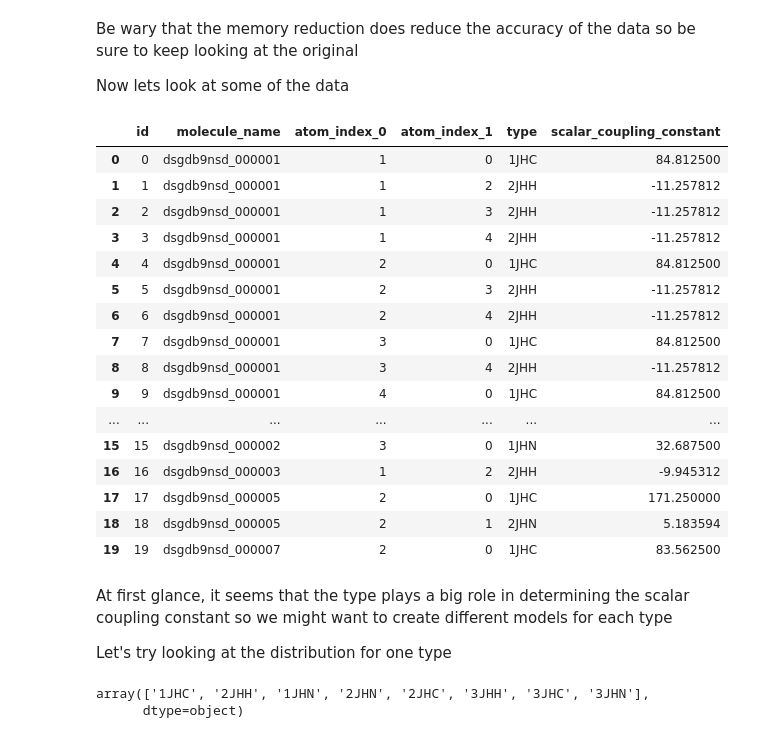
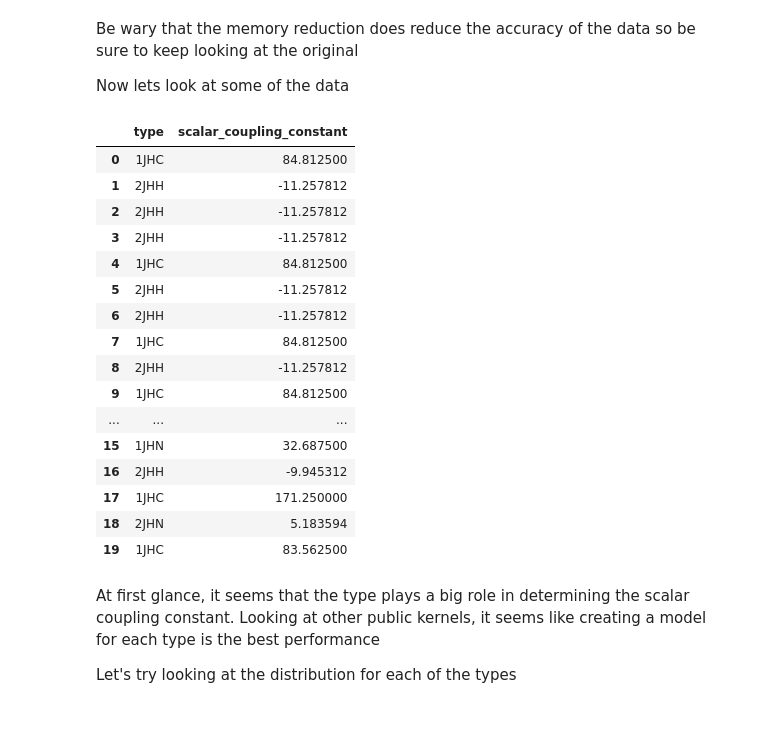
Before and after one commit to christopherm99/kaggle_scalar_coupling_constant, a Jupyter notebook: Kaggle Scalar Coupling Challenge.ipynb, the cells around one changed output. Drawn from its saved outputs; the diff is of its cells as text; code cells hidden in the pictures.

```diff
--- a/Kaggle Scalar Coupling Challenge.ipynb
+++ b/Kaggle Scalar Coupling Challenge.ipynb
@@ -108,31 +108,26 @@ Be wary that the memory reduction does reduce the accuracy of the data so be sur
 
 Now lets look at some of the data
 # %%
-df_train.head(20)
+df_train[['type', 'scalar_coupling_constant']].head(20)
 # %% [output]
-|  | id | molecule_name | atom_index_0 | atom_index_1 | type | scalar_coupling_constant |
-| 0 | 0 | dsgdb9nsd_000001 | 1 | 0 | 1JHC | 84.812500 |
-| 1 | 1 | dsgdb9nsd_000001 | 1 | 2 | 2JHH | -11.257812 |
-| 2 | 2 | dsgdb9nsd_000001 | 1 | 3 | 2JHH | -11.257812 |
-| 3 | 3 | dsgdb9nsd_000001 | 1 | 4 | 2JHH | -11.257812 |
-| 4 | 4 | dsgdb9nsd_000001 | 2 | 0 | 1JHC | 84.812500 |
-| 5 | 5 | dsgdb9nsd_000001 | 2 | 3 | 2JHH | -11.257812 |
-| 6 | 6 | dsgdb9nsd_000001 | 2 | 4 | 2JHH | -11.257812 |
-| 7 | 7 | dsgdb9nsd_000001 | 3 | 0 | 1JHC | 84.812500 |
-| 8 | 8 | dsgdb9nsd_000001 | 3 | 4 | 2JHH | -11.257812 |
-| 9 | 9 | dsgdb9nsd_000001 | 4 | 0 | 1JHC | 84.812500 |
-| ... | ... | ... | ... | ... | ... | ... |
-| 15 | 15 | dsgdb9nsd_000002 | 3 | 0 | 1JHN | 32.687500 |
-| 16 | 16 | dsgdb9nsd_000003 | 1 | 2 | 2JHH | -9.945312 |
-| 17 | 17 | dsgdb9nsd_000005 | 2 | 0 | 1JHC | 171.250000 |
-| 18 | 18 | dsgdb9nsd_000005 | 2 | 1 | 2JHN | 5.183594 |
-| 19 | 19 | dsgdb9nsd_000007 | 2 | 0 | 1JHC | 83.562500 |
+|  | type | scalar_coupling_constant |
+| 0 | 1JHC | 84.812500 |
+| 1 | 2JHH | -11.257812 |
+| 2 | 2JHH | -11.257812 |
+| 3 | 2JHH | -11.257812 |
+| 4 | 1JHC | 84.812500 |
+| 5 | 2JHH | -11.257812 |
+| 6 | 2JHH | -11.257812 |
+| 7 | 1JHC | 84.812500 |
+| 8 | 2JHH | -11.257812 |
+| 9 | 1JHC | 84.812500 |
+| ... | ... | ... |
+| 15 | 1JHN | 32.687500 |
+| 16 | 2JHH | -9.945312 |
+| 17 | 1JHC | 171.250000 |
+| 18 | 2JHN | 5.183594 |
+| 19 | 1JHC | 83.562500 |
 # %% [markdown]
-At first glance, it seems that the type plays a big role in determining the scalar coupling constant so we might want to create different models for each type
+At first glance, it seems that the type plays a big role in determining the scalar coupling constant. Looking at other public kernels, it seems like creating a model for each type is the best performance
 
-Let's try looking at the distribution for one type
+Let's try looking at the distribution for each of the types
-# %%
-df_train['type'].unique()
-# %% [output]
-array(['1JHC', '2JHH', '1JHN', '2JHN', '2JHC', '3JHH', '3JHC', '3JHN'],
-      dtype=object)
```
Also changed, not shown: parts of 5 cells of this notebook.
